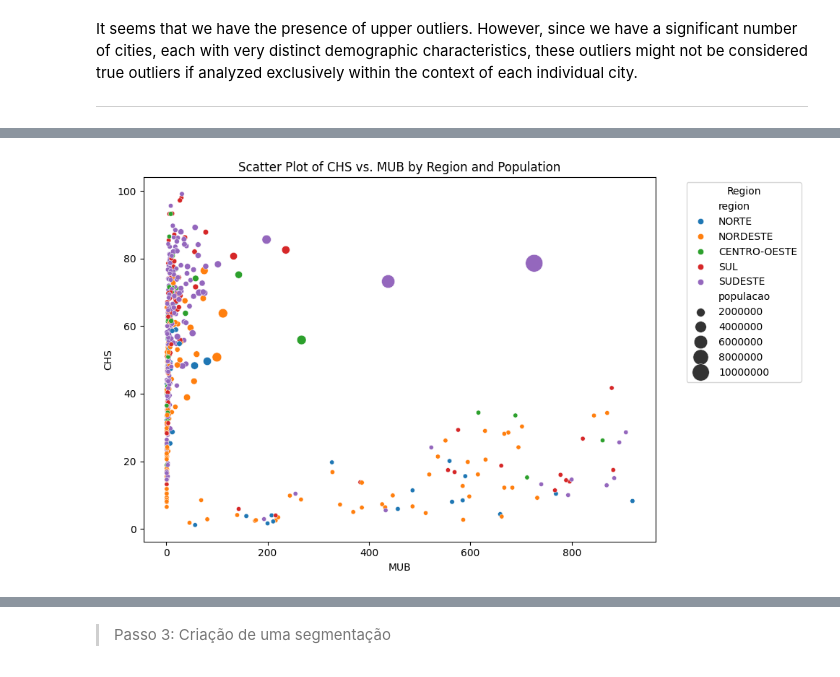
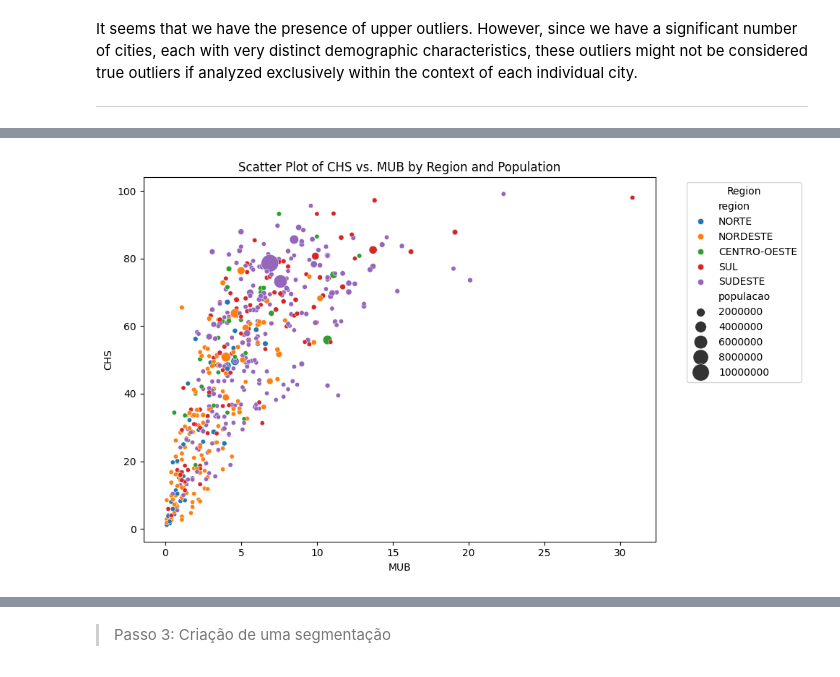
Before and after one commit to j4-metrics/Case-Ifood---Data-Analyst, a Jupyter notebook: PS_Ifood_Data_Analyst.ipynb, the cells around one changed output, grey strips where cells are left out. Drawn from its saved outputs; the diff is of its cells as text; code cells hidden in the pictures.

```diff
--- a/PS_Ifood_Data_Analyst.ipynb
+++ b/PS_Ifood_Data_Analyst.ipynb
@@ -572,29 +523,29 @@ df[df['cobertura_delivery']==df.cobertura_delivery.max()]
 # %%
 import matplotlib.pyplot as plt
 import seaborn as sns
 
 # Scatter plot with hue and size
 plt.figure(figsize=(10, 6))
 sns.scatterplot(
     data=df_median,
-    x='mub',
+    x='cobertura_delivery',
     y='chs',
     hue='region',  # Color by region
     size='populacao',  # Size of points by populacao
     sizes=(20, 300),  # Adjust the size range of points
     palette='tab10'  # Optional color palette
 )
 
 # Customize the plot
 plt.title('Scatter Plot of CHS vs. MUB by Region and Population')
 plt.xlabel('MUB')
 plt.ylabel('CHS')
 plt.legend(title='Region', bbox_to_anchor=(1.05, 1), loc='upper left')
 plt.tight_layout()
 
 plt.show()
 # %% [output]
-[figure, old version]
+[figure, new version]
 # %%
 import plotly.express as px
 
```
Also changed, not shown: parts of 22 cells of this notebook, 1 other file.
